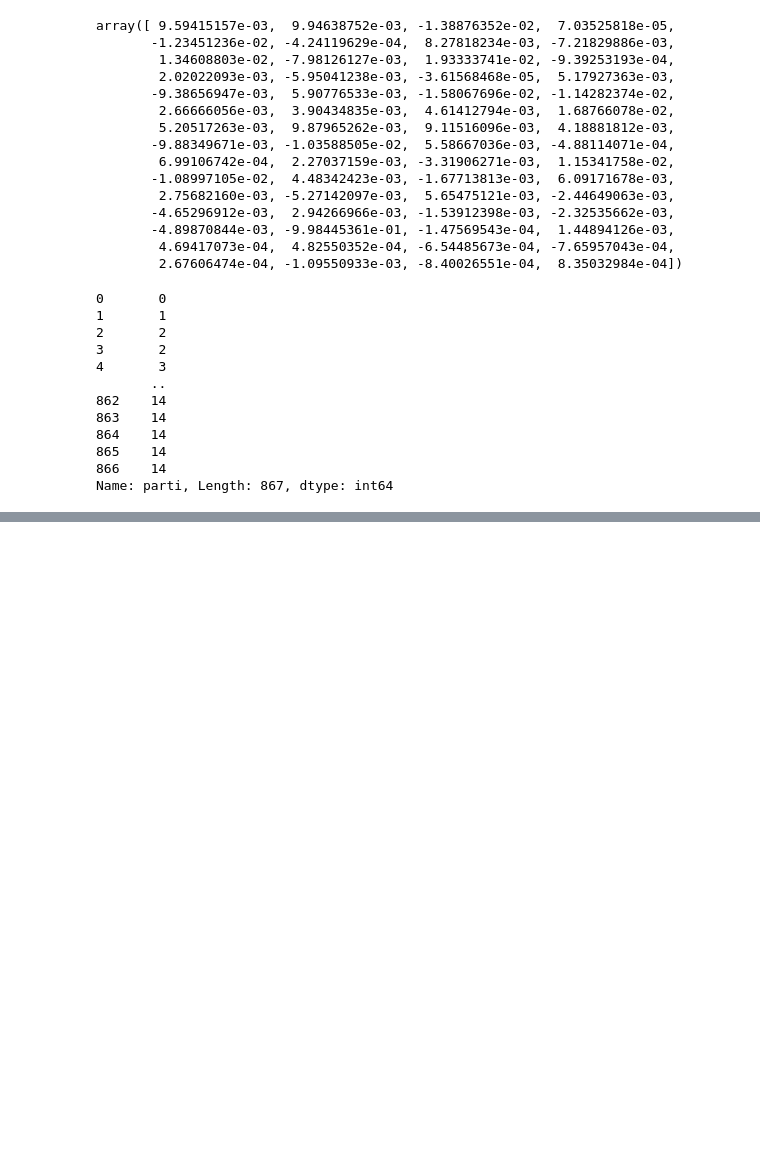
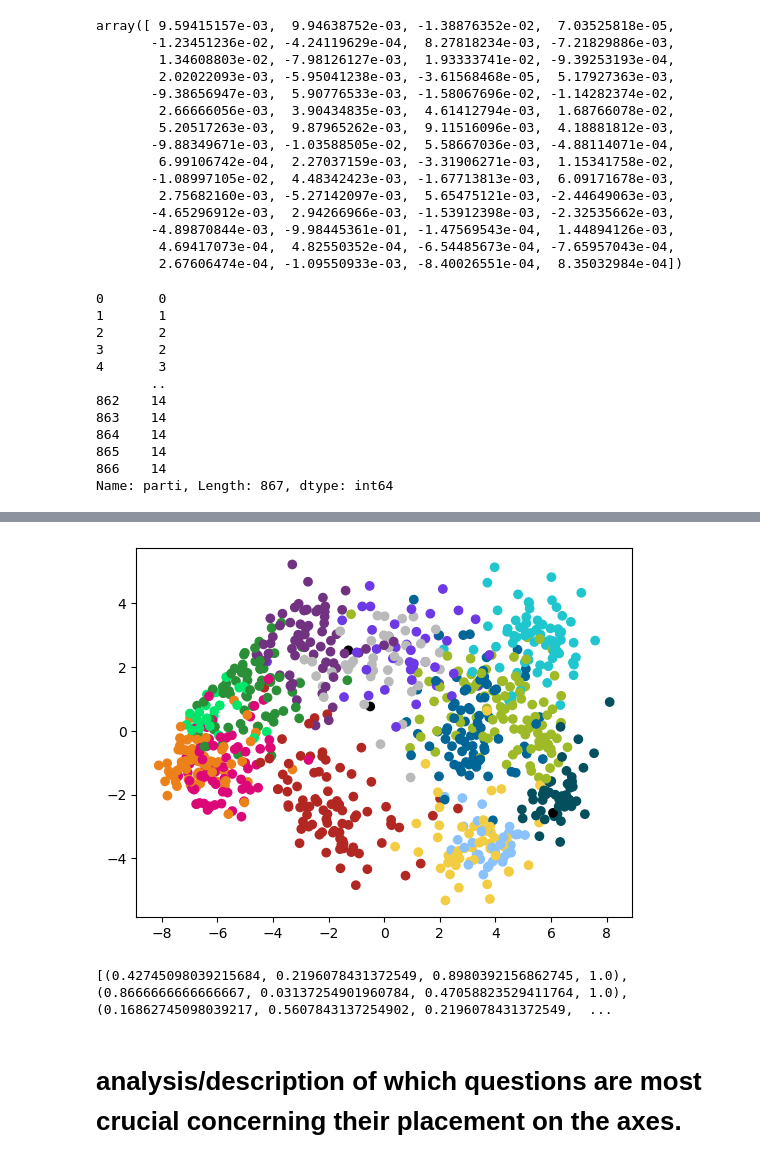
Before and after one commit to michaelbui99/mal-assignment-4, a Jupyter notebook: Assignment.ipynb, the cells around one changed output, grey strips where cells are left out. Drawn from its saved outputs; the diff is of its cells as text; code cells hidden in the pictures; blank space fills up the shorter version.

```diff
--- a/Assignment.ipynb
+++ b/Assignment.ipynb
@@ -307,0 +339,22 @@ array([  0.        ,  19.69230769,  39.38461538,  59.07692308,
+# %%
+# Now we try with scaled data. We will use Standard scaling
+from sklearn.preprocessing import StandardScaler
+
+scaler = StandardScaler()
+
+X,y = get_X_y(all_data_df)
+
+X_temp = X.drop('storkreds', axis=1, inplace=False)
+X_temp[:] = scaler.fit_transform(X_temp[:])
+X_temp['storkreds'] = X['storkreds']
+X_scaled = onehotencode_and_concat_to_original(X_temp, 'storkreds')
+pca = PCA(n_components=0.95)
+X_decomposed = pca.fit_transform(X_scaled)
+
+# The grouping is more prevalent now
+plot_pca(X_decomposed)
+# %% [output]
+[figure, added]
+[(0.42745098039215684, 0.2196078431372549, 0.8980392156862745, 1.0), (0.8666666666666667, 0.03137254901960784, 0.47058823529411764, 1.0), (0.16862745098039217, 0.5607843137254902, 0.2196078431372549,  ...
+# %% [markdown]
+# analysis/description of which questions are most crucial concerning their placement on the axes.
```
Also changed, not shown: parts of 20 cells of this notebook.
